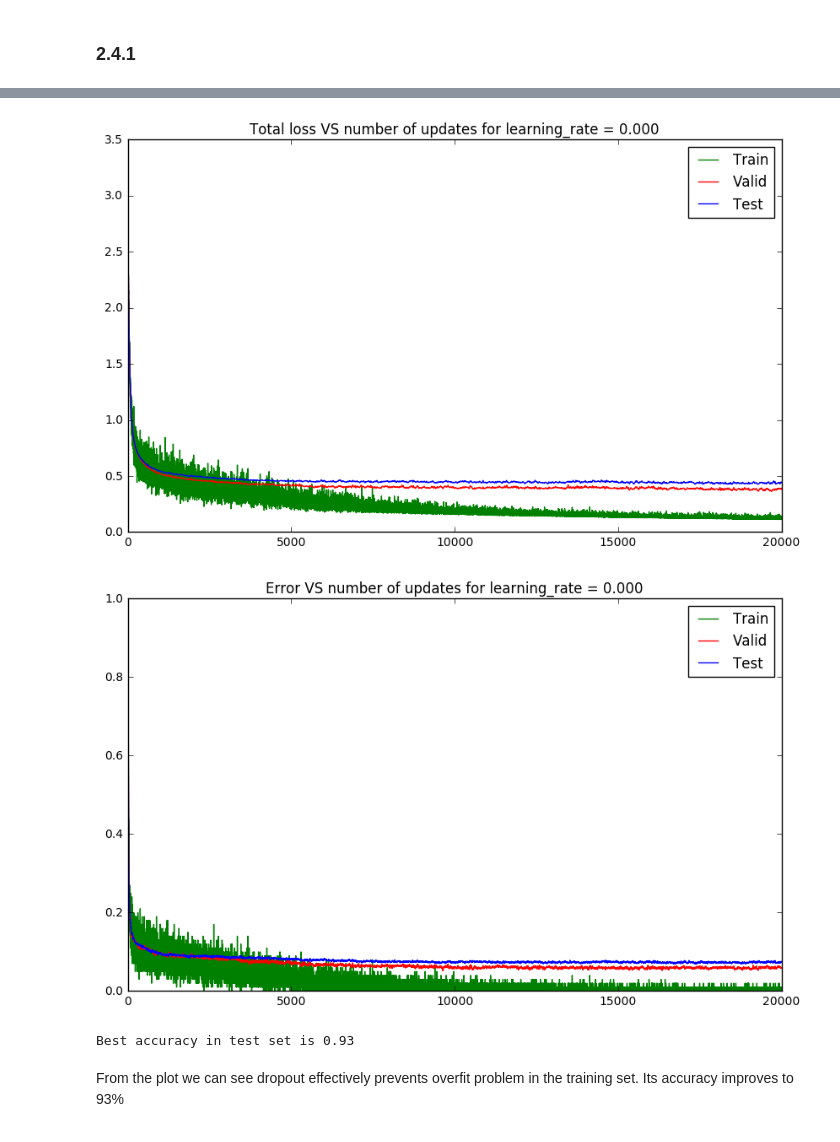
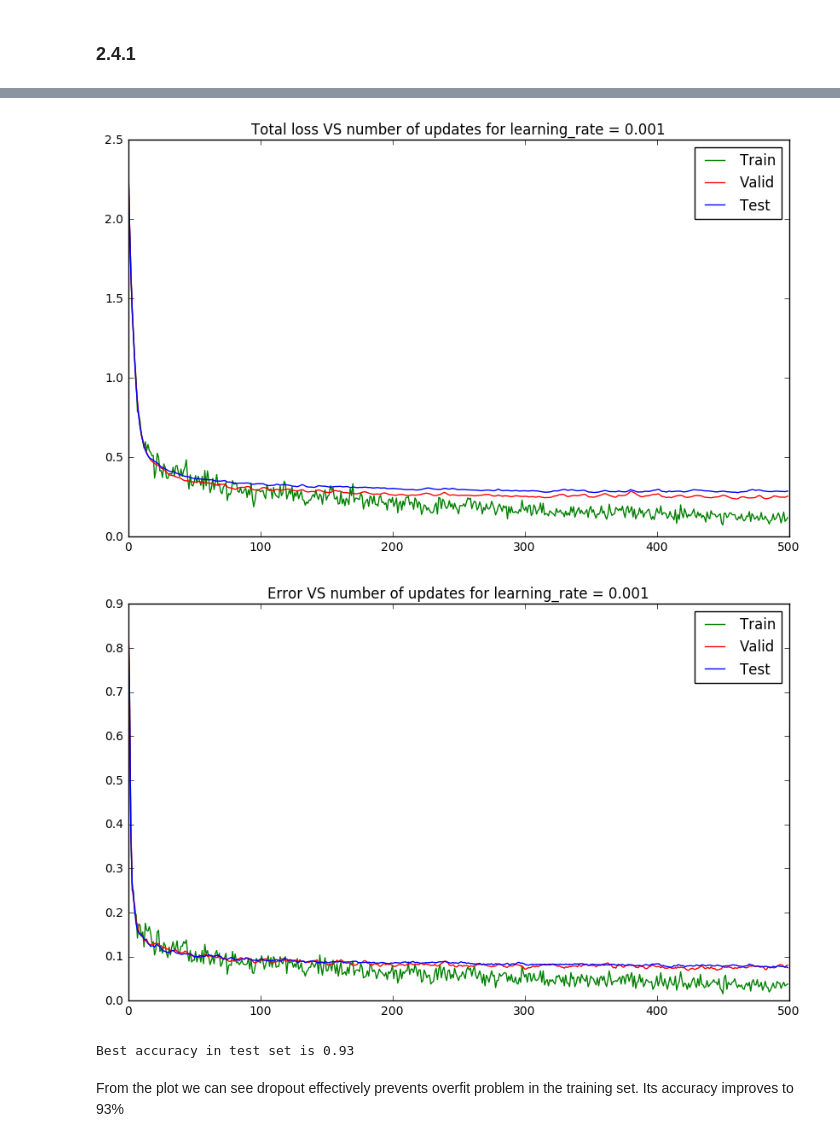
Before and after one commit to lidaiqing/Inference-MachineLearning, a Jupyter notebook: A2/code/a2.ipynb, the cells around one changed output, grey strips where cells are left out. Cells and saved outputs as stored; diff of their text form; code cells hidden in the pictures.

Commit message:
change batch size to 500

```diff
--- a/A2/code/a2.ipynb
+++ b/A2/code/a2.ipynb
@@ -713,6 +721,6 @@ Best validation error is 0.07 for hidden units number  1000
 # %%
 decay_rate = 3e-4
-batch_size = 100
+batch_size = 500
 learning_rate = 0.001
 n_hidden_1 = 500
 #best learning rate 0.001, number of hidden units 500
@@ -788,7 +796,7 @@ def buildGraph(decay_rate, learning_rate):
     y_predicted = out_layer
 
     # Error definition
-    error = tf.reduce_mean(tf.nn.softmax_cross_entropy_with_logits(labels = y_target, logits = y_predicted)) + \
+    error = tf.reduce_mean(tf.nn.softmax_cross_entropy_with_logits(labels = y_target, logits = y_predicted)) +
                 tf.add_n(tf.get_collection('losses'))
 
     correct_prediction = tf.equal(tf.argmax(y_predicted,1), tf.argmax(y_target,1))
@@ -799,7 +807,7 @@ def buildGraph(decay_rate, learning_rate):
     return X, y_target, y_predicted, error, train, acc
 # %%
 decay_rate = 3e-4
-batch_size = 100
+batch_size = 500
 learning_rate = 0.001
 #best learning rate 0.001, number of hidden units 500
 tf.reset_default_graph()
@@ -881,8 +889,8 @@ def buildGraph(decay_rate, learning_rate):
     y_predicted = out_layer
 
     # Error definition
-    error = tf.reduce_mean(tf.nn.softmax_cross_entropy_with_logits(labels = y_target, logits = y_predicted)) + \
-                tf.add_n(tf.get_collection('losses'))
+    error = tf.reduce_mean(tf.nn.softmax_cross_entropy_with_logits(labels = y_target, logits = y_predicted))
+           #     tf.add_n(tf.get_collection('losses'))
 
     correct_prediction = tf.equal(tf.argmax(y_predicted,1), tf.argmax(y_target,1))
     acc = tf.reduce_mean(tf.cast(correct_prediction, tf.float32))
@@ -892,7 +900,7 @@ def buildGraph(decay_rate, learning_rate):
     return X, y_target, y_predicted, error, train, acc
 # %%
 decay_rate = 3e-4
-batch_size = 100
+batch_size = 500
 learning_rate = 0.001
 #best learning rate 0.001, number of hidden units 500
 X, y_target, y_predicted, error, train, acc = buildGraph(decay_rate, learning_rate)
@@ -905,7 +913,7 @@ valid_loss_recorder = np.array([])
 valid_mis_recorder = np.array([])
 test_loss_recorder = np.array([])
 test_mis_recorder = np.array([])
-numIteration = 20000
+numIteration = 500
 best_acc = 0
 for itr in range(numIteration):
     batch_xs, batch_ys = getRandomBatch(trainData, trainTarget, batch_size)
@@ -966,5 +962,5 @@ step 19900, training accuracy 1, test set accuracy 0.926946
-[figure, old version]
+[figure, new version]
-[figure, old version]
+[figure, new version]
 Best accuracy in test set is 0.93
 # %% [markdown]
 <p>From the plot we can see dropout effectively prevents overfit problem in the training set. Its accuracy improves to 93%</p>
```
Also changed, not shown: parts of 8 cells of this notebook.
